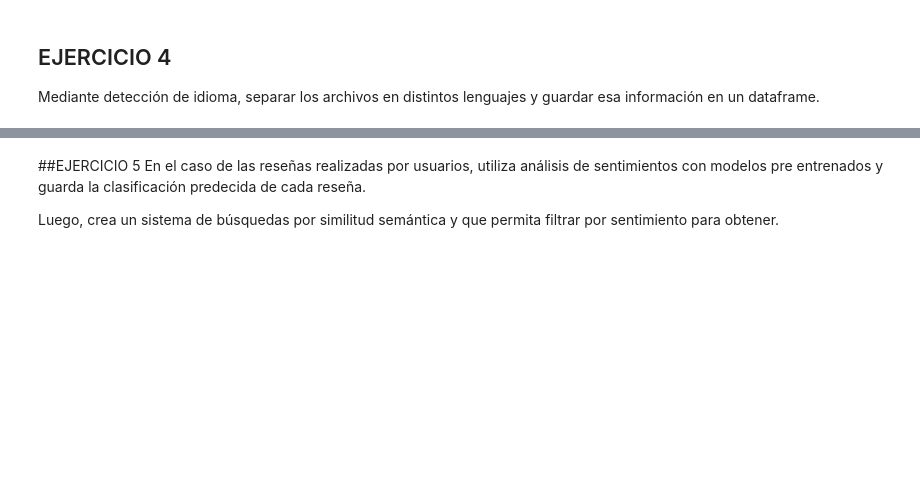
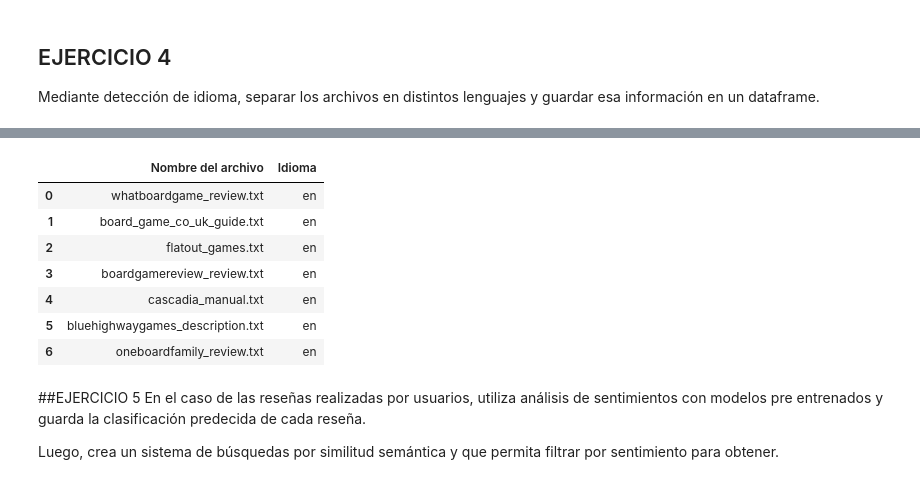
Before and after one commit to itssofiarce/NLP-2025, a Jupyter notebook: main.ipynb, the cells around one changed output, grey strips where cells are left out. Drawn from its saved outputs; the diff is of its cells as text; code cells hidden in the pictures; blank space fills up the shorter version.

```diff
--- a/main.ipynb
+++ b/main.ipynb
@@ -287,3 +341,46 @@ información en un dataframe.
+# %%
+import os
+import pandas as pd
+from langdetect import detect, LangDetectException
+
+def detect_language(text_path):
+    try:
+        with open(text_path, 'r', encoding='utf-8') as file:
+            text = file.read()
+            return detect(text)
+    except LangDetectException:
+        return "unknown"  # En caso de que falle al detectar el idioma
+    except Exception as e:
+        print(f"Error processing {text_path}: {e}")
+        return "error"
+
+
+# Directorio que contiene los archivos de texto
+directorio_informacion = '/content/NLP-2025/NLP_CASCADIA/datos/información'
+
+# Lista para almacenar la información de los archivos
+datos_archivos = []
+
+for filename in os.listdir(directorio_informacion):
+    if filename.endswith(".txt"):
+        ruta_completa = os.path.join(directorio_informacion, filename)
+        idioma = detect_language(ruta_completa)
+        datos_archivos.append([filename, idioma])
+
+
+# Crear un DataFrame de pandas
+df_idiomas = pd.DataFrame(datos_archivos, columns=["Nombre del archivo", "Idioma"])
+
+df_idiomas
+# %% [output]
+|  | Nombre del archivo | Idioma |
+| 0 | whatboardgame_review.txt | en |
+| 1 | board_game_co_uk_guide.txt | en |
+| 2 | flatout_games.txt | en |
+| 3 | boardgamereview_review.txt | en |
+| 4 | cascadia_manual.txt | en |
+| 5 | bluehighwaygames_description.txt | en |
+| 6 | oneboardfamily_review.txt | en |
 # %% [markdown]
 ##EJERCICIO 5
 En el caso de las reseñas realizadas por usuarios, utiliza análisis de sentimientos con modelos pre entrenados y guarda la clasificación predecida de cada reseña.
```
Also changed, not shown: parts of 6 cells of this notebook.
